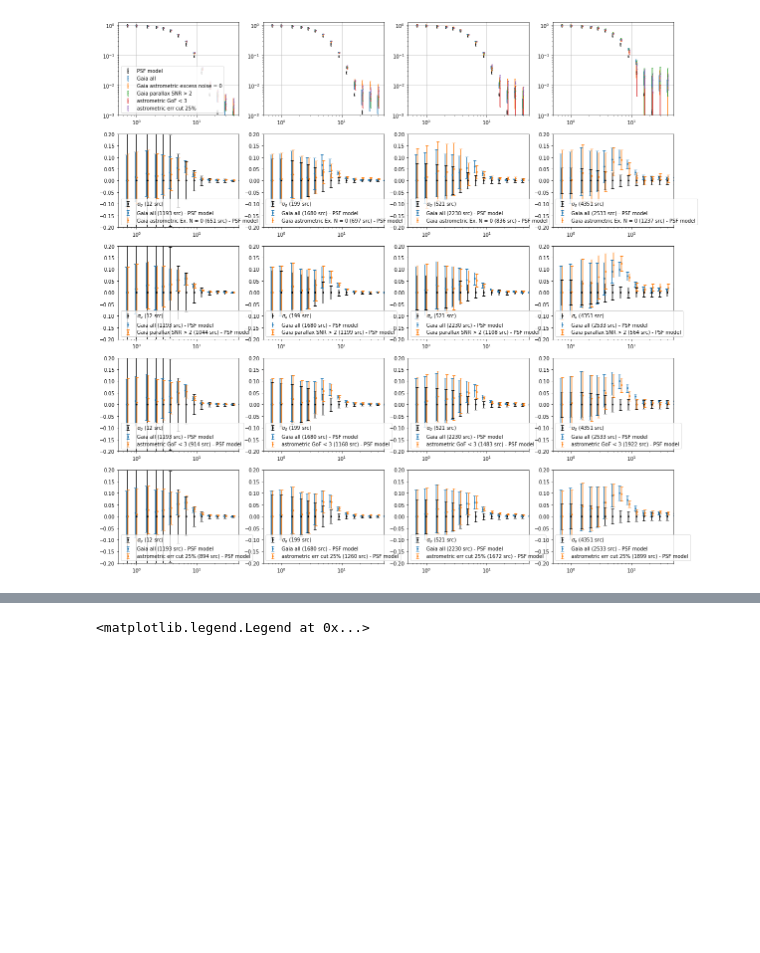
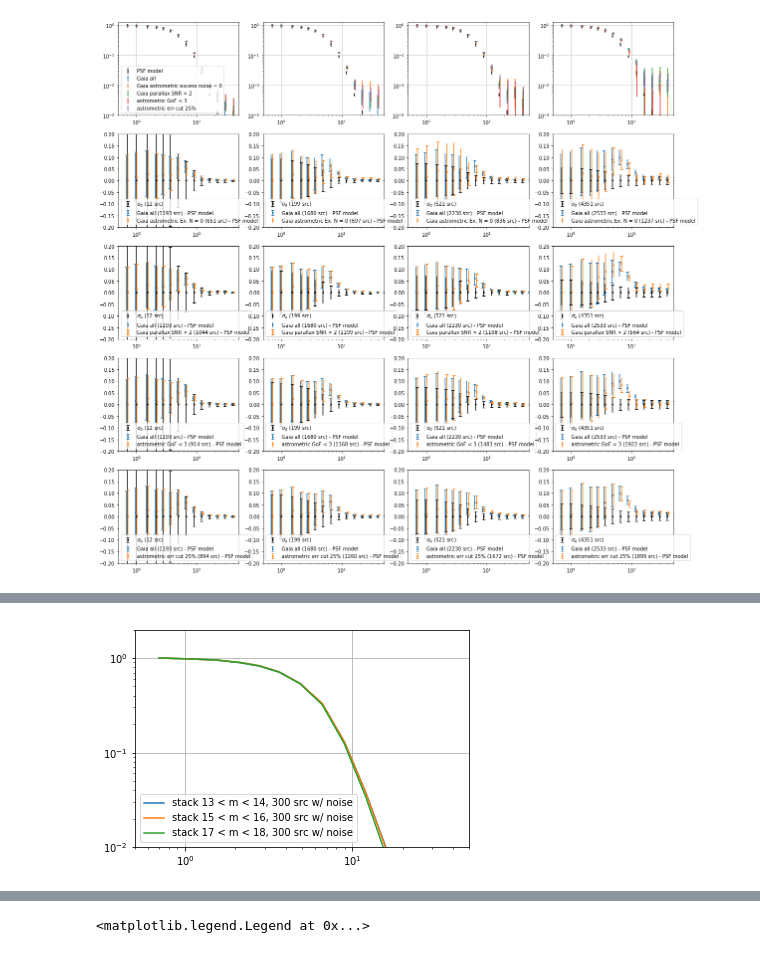
Before and after one commit to yuntingcheng/python_ciber, a Jupyter notebook: stack_modelfit/gaia.ipynb, the cells around one changed output, grey strips where cells are left out. Cells and saved outputs as stored; diff of their text form; code cells hidden in the pictures; blank space fills up the shorter version.

```diff
--- a/stack_modelfit/gaia.ipynb
+++ b/stack_modelfit/gaia.ipynb
@@ -234,7 +286,7 @@ for im,(m_min,m_max) in enumerate(zip(magbindict['m_min'],magbindict['m_max'])):
     ax[1][im].legend()
 
     fname = mypaths['alldat'] + 'TM'+ str(inst) +\
-     '/psfdata_synth_gaia_%s_%d_%d_p.pkl'%(fieldnamedict[ifield],m_min+1, m_max+1)
+     '/psfdata_synth_gaia_%s_%d_%d_p2.pkl'%(fieldnamedict[ifield],m_min+1, m_max+1)
     with open(fname, "rb") as f:
         profdat = pickle.load(f)
     prof = profdat['profcb']/profdat['profcb'][0]
@@ -281,0 +471,9 @@ plt.savefig('/Users/ytcheng/Desktop/gaia_stack_filter.png', dpi = 100, bbox_inch
+# %%
+inst = 1
+ifield = 6
+savename = '/Users/ytcheng/Desktop/psf_stack_test'
+load_processed_images(data_maps, return_names=[(inst,ifield,'cbmap'),
+                                   (inst,ifield,'strmask'),
+                                   (inst,ifield,'mask_inst')])
+sigma_n = np.std(cbmap[strmask*mask_inst==1])
+make_srcmap_class = make_srcmap(inst, ifield=ifield)
@@ -281,0 +530,15 @@ plt.savefig('/Users/ytcheng/Desktop/gaia_stack_filter.png', dpi = 100, bbox_inch
+# %%
+for im, (m_min, m_max) in enumerate(zip(m_min_arr[:-1], m_max_arr[:-1])):
+    Nsrc = np.max(list(profdict[im]['profn']))
+    profdat = profdict[im]['profn'][Nsrc]
+    prof = profdat['prof']
+    prof_err = profdat['err']
+    rbins = profdat['rbins']*0.7
+    plt.loglog(rbins,prof/prof[0],label='stack %d < m < %d, %d src w/ noise'%(m_min, m_max, Nsrc))
+plt.legend()
+plt.xlim([0.5,50])
+plt.ylim([1e-2,2])
+plt.grid()
+plt.savefig('/Users/ytcheng/Desktop/stack_Nsrc_test_n.png', dpi = 100, bbox_inches='tight')
+# %% [output]
+[figure, added]
```
Also changed, not shown: parts of 6 cells of this notebook, 2 other files.
